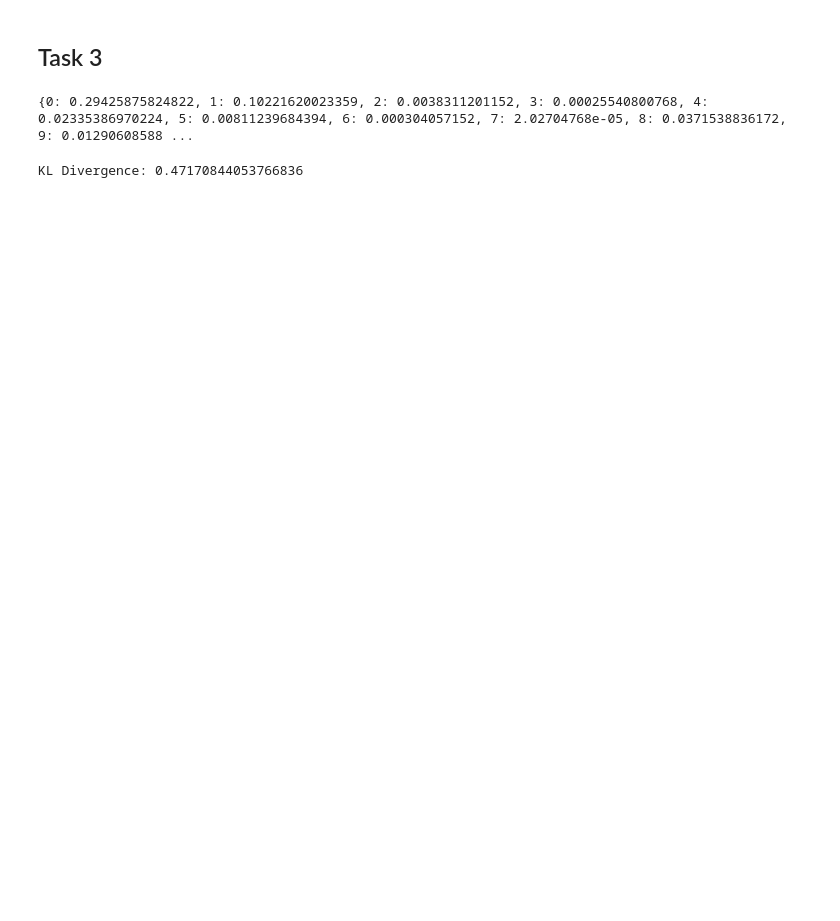
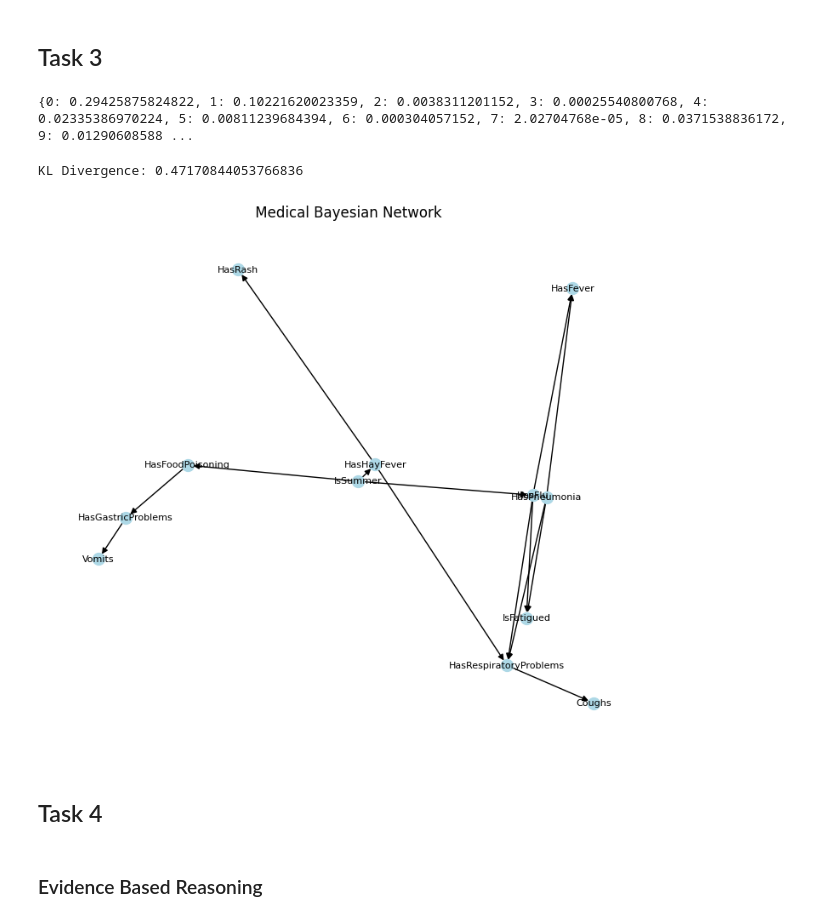
Before and after one commit to Nahom32/Directed-Models, a Jupyter notebook: medical_pgm.ipynb, the cells around one changed output. Drawn from its saved outputs; the diff is of its cells as text; code cells hidden in the pictures; blank space fills up the shorter version.

```diff
--- a/medical_pgm.ipynb
+++ b/medical_pgm.ipynb
@@ -156,3 +144,24 @@ kl_divergence = np.sum(P * np.log(P / Q))
 print("KL Divergence:", kl_divergence)
 # %% [output]
 KL Divergence: 0.47170844053766836
+# %%
+import networkx as nx
+import matplotlib.pyplot as plt
+
+# Create a networkx DiGraph for Bayesian Network visualization
+bn_nx = nx.DiGraph()
+bn_nx.add_nodes_from(bayes_network.nodes())
+bn_nx.add_edges_from(bayes_network.edges())
+
+plt.figure(figsize=(20, 8))
+
+# Bayesian Network
+plt.subplot(1, 2, 1)
+nx.draw(bn_nx, with_labels=True, node_size=100, node_color='lightblue', arrows=True, font_size = 8)
+plt.title(" Medical Bayesian Network")
+
+plt.show()
+# %% [output]
+[figure, added]
+# %% [markdown]
+## Task 4
@@ -158,0 +171,2 @@ KL Divergence: 0.47170844053766836
+# %% [markdown]
+### Evidence Based Reasoning
```
Also changed, not shown: parts of 9 cells of this notebook.
